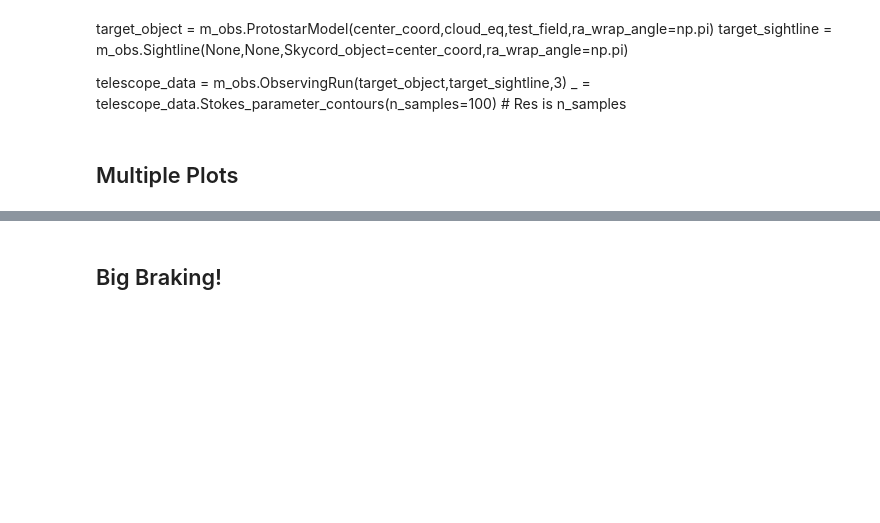
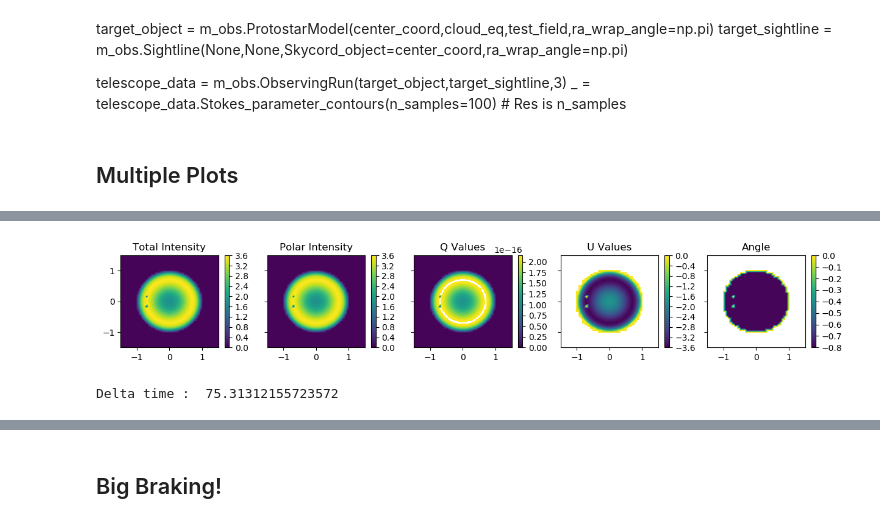
Before and after one commit to psmd-iberutaru/Akamai-Internship, a Jupyter notebook: Codebase/Active_Codebase/contour_plots.ipynb, the cells around one changed output, grey strips where cells are left out. Drawn from its saved outputs; the diff is of its cells as text; code cells hidden in the pictures; blank space fills up the shorter version.

```diff
--- a/Codebase/Active_Codebase/contour_plots.ipynb
+++ b/Codebase/Active_Codebase/contour_plots.ipynb
@@ -63,16 +72,23 @@ print(min(b[2]))
 # %%
 def test_field_45(x,y,z):
     return 0,1,1
 
 def intensity_field_45(x,y,z):
     return 2*x**2 + 2*y**2 + 2*z**2
 
 def polar_model(x,y,z):
-    return 0.5
+    return 1
+
 
 target_object_45 = m_obs.ProtostarModel(center_coord,cloud_eq,test_field_45,density_model=intensity_field_45,
                                         zeros_guess_count=n_zeros,polarization_model=polar_model,ra_wrap_angle=np.pi)
 target_sightline_45 = m_obs.Sightline(None,None,Skycord_object=center_coord,ra_wrap_angle=np.pi)
 telescope_data_45 = m_obs.ObservingRun(target_object_45,target_sightline_45,3)
 
+start_time = time.time()
 _ = telescope_data_45.Stokes_parameter_contours(n_axial_samples=50)
+end_time = time.time()
+print('Delta time : ', end_time - start_time)
+# %% [output]
+[figure, added]
+Delta time :  75.31312155723572
```
Also changed, not shown: parts of 11 cells of this notebook, 11 other files.
